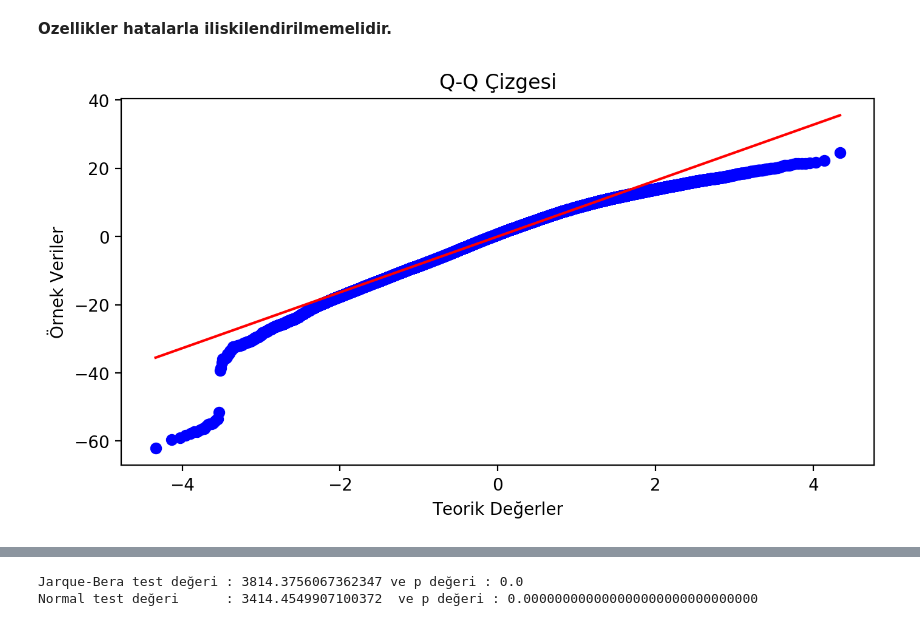
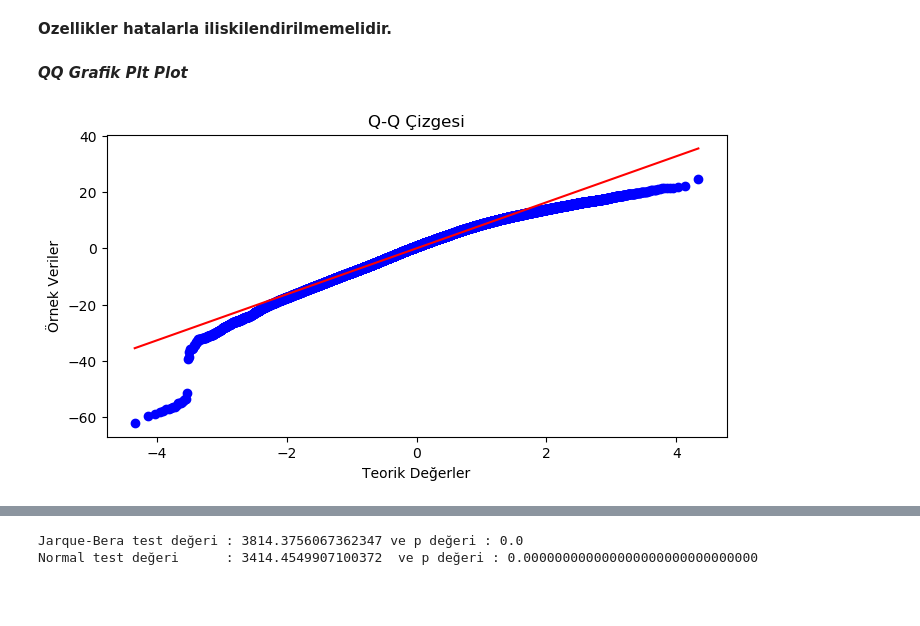
Before and after one commit to EceDolen/Bootcamp_-Bolum_6, a Jupyter notebook: Regresyon_Odev_3_Sıcaklık_Tahmini.ipynb, the cells around one changed output, grey strips where cells are left out. Drawn from its saved outputs; the diff is of its cells as text; code cells hidden in the pictures; blank space fills up the shorter version.

```diff
--- a/Regresyon_Odev_3_Sıcaklık_Tahmini.ipynb
+++ b/Regresyon_Odev_3_Sıcaklık_Tahmini.ipynb
@@ -187,13 +187,15 @@ plt.plot(acf_data[1:])
 Hata terimleri arasindaki otokorelasyon oldukca yuksektir.
 # %% [markdown]
 **Ozellikler hatalarla iliskilendirilmemelidir.**
+# %% [markdown]
+***QQ Grafik Plt Plot***
 # %%
-plt.figure(figsize=(8,4), dpi = 200)
+plt.figure(figsize=(8,4), dpi = 100)
 nsample = 100
 res = stats.probplot(hatalar, plot=plt)
 plt.title("Q-Q Çizgesi")
 plt.xlabel("Teorik Değerler")
 plt.ylabel("Örnek Veriler")
 plt.show()
 # %% [output]
-[figure, old version]
+[figure, new version]
```
Also changed, not shown: parts of 5 cells of this notebook.
